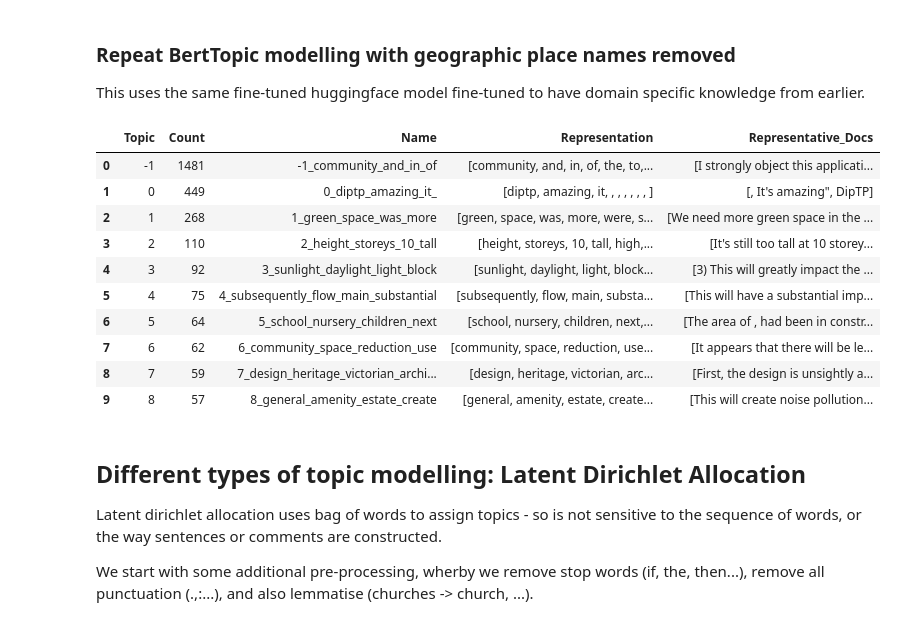
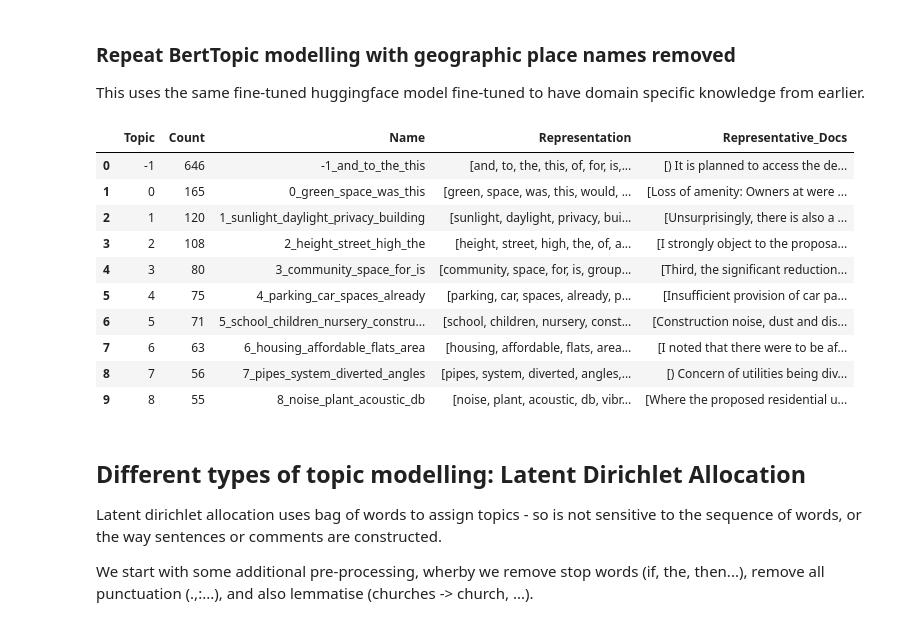
Before and after one commit to Bea-Taylor/nimby_nlp, a Jupyter notebook: nbs/1_0_2_topic_modelling.ipynb, the cells around one changed output. Saved outputs shown, nothing was run; the diff lists cells and outputs as text; code cells hidden in the pictures.

```diff
--- a/nbs/1_0_2_topic_modelling.ipynb
+++ b/nbs/1_0_2_topic_modelling.ipynb
@@ -119,6 +226,13 @@ def remove_place_names(text):
 
     cleaned_text = [remove_locations(short_text) for short_text in text]
     return cleaned_text
+# %%
+def remove_numbers(text):
+    text = [re.sub(r'\d+', '', single_text) for single_text in text]
+    # remove extra spaces
+    text = [re.sub(r'\s+', ' ', single_text).strip() for single_text in text]
+
+    return text
 # %%
 print(text[1578:1580])
 
@@ -129,22 +243,25 @@ print(remove_place_names(text[1578:1580]))
+# %%
+cleaned_place_text = remove_place_names(text)
+cleaned_place_text = remove_numbers(cleaned_place_text)
 # %% [markdown]
 ### Repeat BertTopic modelling with geographic place names removed
 
 This uses the same fine-tuned huggingface model fine-tuned to have domain specific knowledge from earlier.
-# %%
-cleaned_text = remove_place_names(text)
-topics, probs = topic_model.fit_transform(cleaned_text)
-
-topic_model.get_topic_info()[:10]
-# %% [output]
-|  | Topic | Count | Name | Representation | Representative_Docs |
-| 0 | -1 | 1481 | -1_community_and_in_of | [community, and, in, of, the, to,... | [I strongly object this applicati... |
-| 1 | 0 | 449 | 0_diptp_amazing_it_ | [diptp, amazing, it, , , , , , , ] | [, It's amazing", DipTP] |
-| 2 | 1 | 268 | 1_green_space_was_more | [green, space, was, more, were, s... | [We need more green space in the ... |
-| 3 | 2 | 110 | 2_height_storeys_10_tall | [height, storeys, 10, tall, high,... | [It's still too tall at 10 storey... |
-| 4 | 3 | 92 | 3_sunlight_daylight_light_block | [sunlight, daylight, light, block... | [3) This will greatly impact the ... |
-| 5 | 4 | 75 | 4_subsequently_flow_main_substantial | [subsequently, flow, main, substa... | [This will have a substantial imp... |
-| 6 | 5 | 64 | 5_school_nursery_children_next | [school, nursery, children, next,... | [The area of , had been in constr... |
-| 7 | 6 | 62 | 6_community_space_reduction_use | [community, space, reduction, use... | [It appears that there will be le... |
-| 8 | 7 | 59 | 7_design_heritage_victorian_archi... | [design, heritage, victorian, arc... | [First, the design is unsightly a... |
-| 9 | 8 | 57 | 8_general_amenity_estate_create | [general, amenity, estate, create... | [This will create noise pollution... |
+# %%
+topic_model_no_place = BERTopic(embedding_model=model)
+topics, probs = topic_model_no_place.fit_transform(cleaned_place_text)
+
+topic_model_no_place.get_topic_info()[:10]
+# %% [output]
+|  | Topic | Count | Name | Representation | Representative_Docs |
+| 0 | -1 | 646 | -1_and_to_the_this | [and, to, the, this, of, for, is,... | [) It is planned to access the de... |
+| 1 | 0 | 165 | 0_green_space_was_this | [green, space, was, this, would, ... | [Loss of amenity: Owners at were ... |
+| 2 | 1 | 120 | 1_sunlight_daylight_privacy_building | [sunlight, daylight, privacy, bui... | [Unsurprisingly, there is also a ... |
+| 3 | 2 | 108 | 2_height_street_high_the | [height, street, high, the, of, a... | [I strongly object to the proposa... |
+| 4 | 3 | 80 | 3_community_space_for_is | [community, space, for, is, group... | [Third, the significant reduction... |
+| 5 | 4 | 75 | 4_parking_car_spaces_already | [parking, car, spaces, already, p... | [Insufficient provision of car pa... |
+| 6 | 5 | 71 | 5_school_children_nursery_constru... | [school, children, nursery, const... | [Construction noise, dust and dis... |
+| 7 | 6 | 63 | 6_housing_affordable_flats_area | [housing, affordable, flats, area... | [I noted that there were to be af... |
+| 8 | 7 | 56 | 7_pipes_system_diverted_angles | [pipes, system, diverted, angles,... | [) Concern of utilities being div... |
+| 9 | 8 | 55 | 8_noise_plant_acoustic_db | [noise, plant, acoustic, db, vibr... | [Where the proposed residential u... |
 # %%
```
Also changed, not shown: parts of 28 cells of this notebook.
